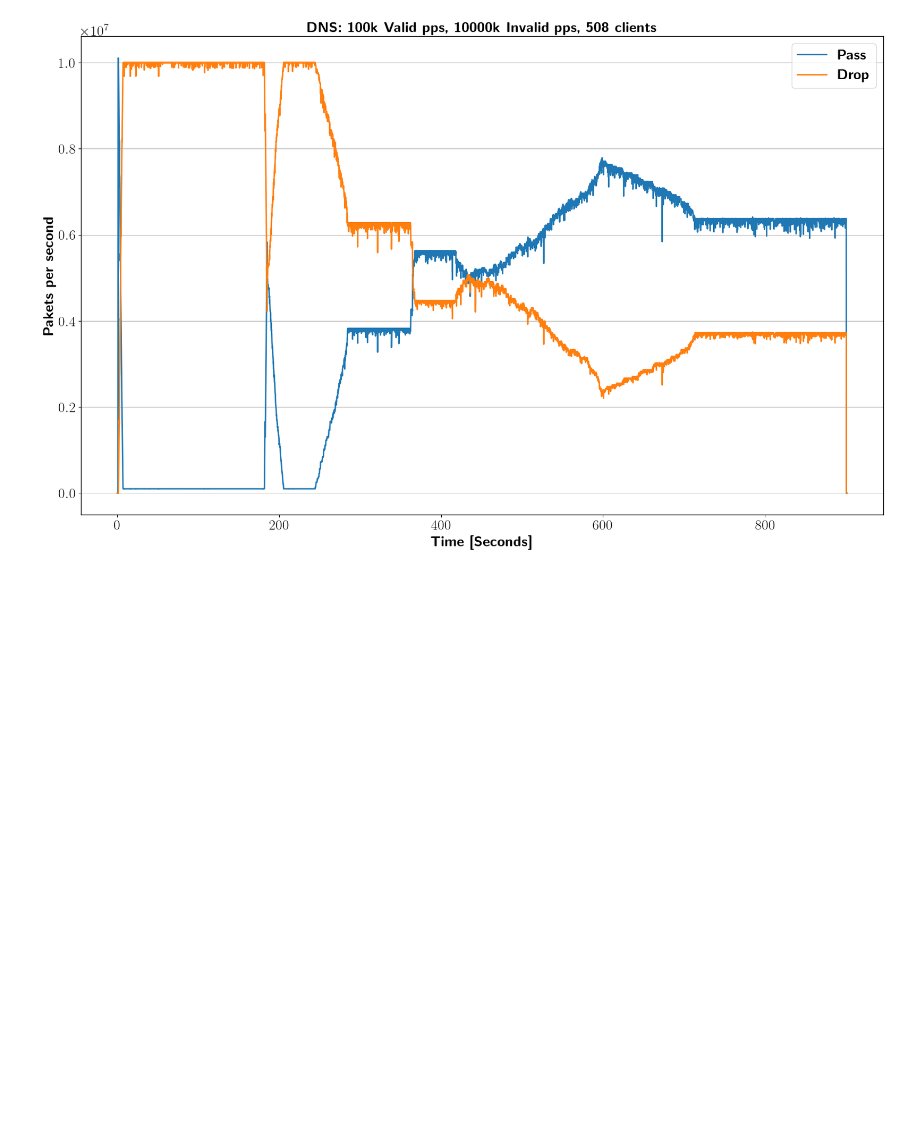
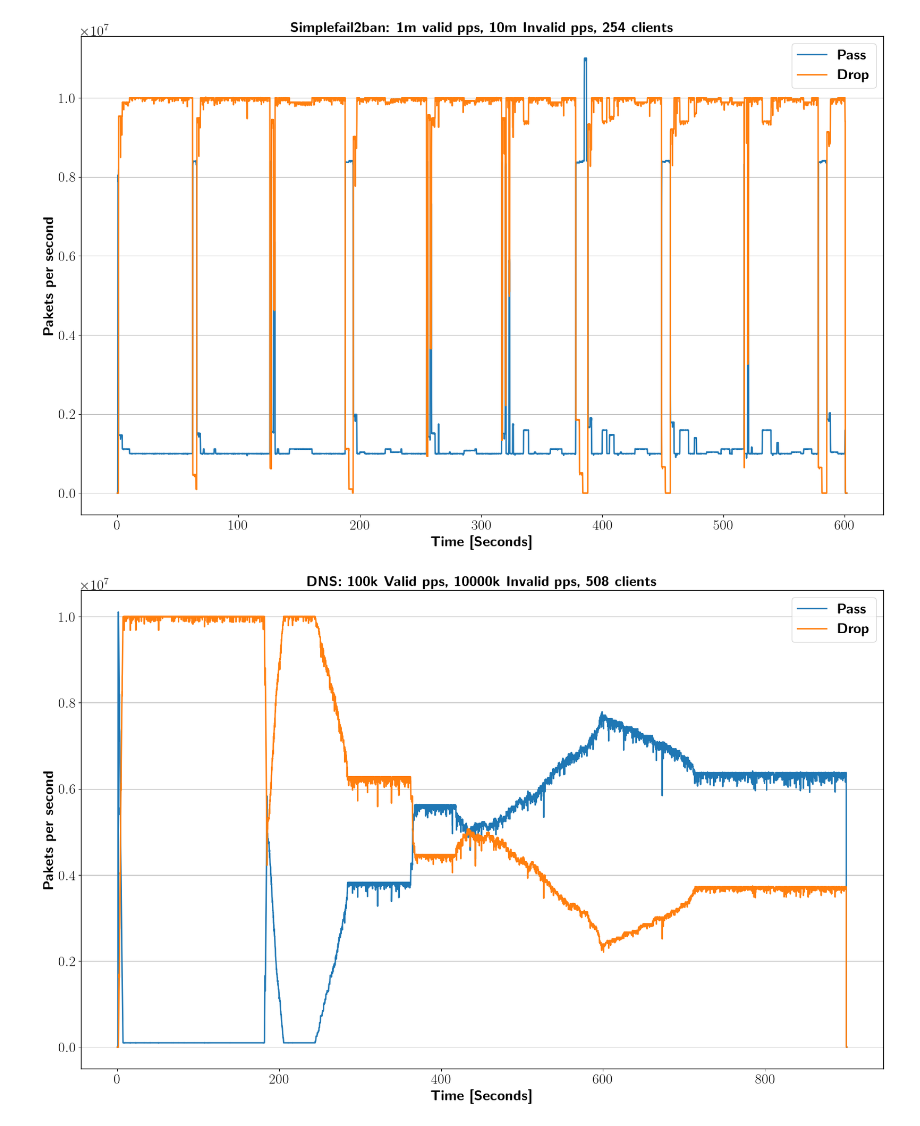
Before and after one commit to DanielVonRauchhaupt/socket_fips, a Jupyter notebook: experiments/Fail2ban_neue_baseline_messung.ipynb, the cells around one changed output. Cells and saved outputs as stored; diff of their text form; code cells hidden in the pictures; blank space fills up the shorter version.

```diff
--- a/experiments/Fail2ban_neue_baseline_messung.ipynb
+++ b/experiments/Fail2ban_neue_baseline_messung.ipynb
@@ -22,3 +53,26 @@ udp_w100k_nw10000k_c254_pass = udp_w100k_nw10000k_c254[udp_w100k_nw10000k_c254['
+# %%
+fig = plt.figure()
+fig.set_figwidth(20)
+fig.set_figheight(12)
+f_size=20
+rc('text', usetex=True)
+rc('axes', linewidth=1)
+rc('font', weight='bold')
+rc('xtick', labelsize=f_size)
+rc('ytick', labelsize=f_size)
+
+plt.plot(simplefail2ban_w1m_nw10m_c254_pass['time'],simplefail2ban_w1m_nw10m_c254_pass['packets/sec'],label=r'\textbf{Pass}',linewidth=2)
+plt.plot(simplefail2ban_w1m_nw10m_c254_pass['time'],simplefail2ban_w1m_nw10m_c254_drop['packets/sec'],label=r'\textbf{Drop}',linewidth=2)
+
+plt.legend(fontsize=f_size)
+plt.xlabel(r'\textbf{Time [Seconds]}',fontsize=f_size)
+plt.ylabel(r'\textbf{Pakets per second}',fontsize=f_size)
+plt.title(r'\textbf{Simplefail2ban: 1m valid pps, 10m Invalid pps, 254 clients}',fontsize=f_size)
+plt.grid(axis='y')
+plt.savefig('simplefail2ban_w1m_nw10m_c254.png')
+plt.show()
+# %% [output]
+[figure, added]
 # %%
 fig = plt.figure()
 fig.set_figwidth(20)
```
Also changed, not shown: parts of 2 cells of this notebook, 7 other files.
